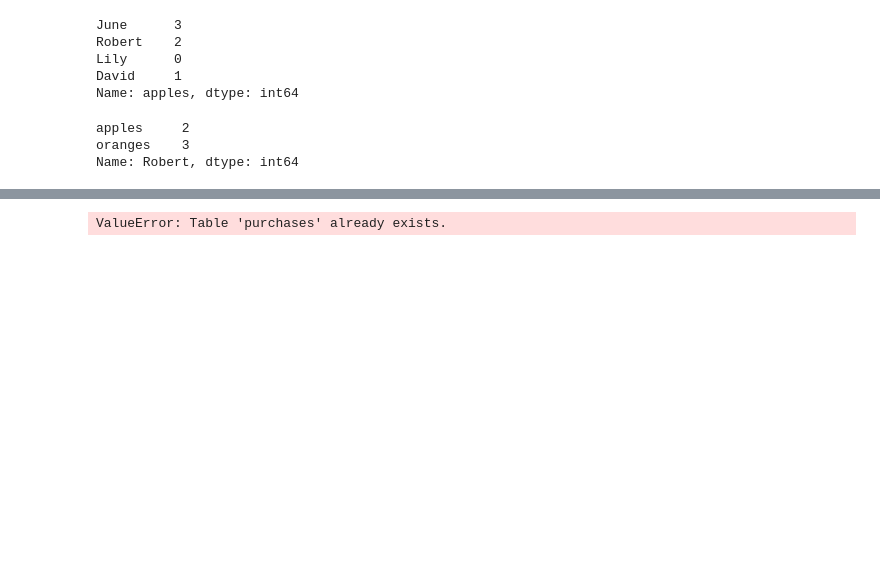
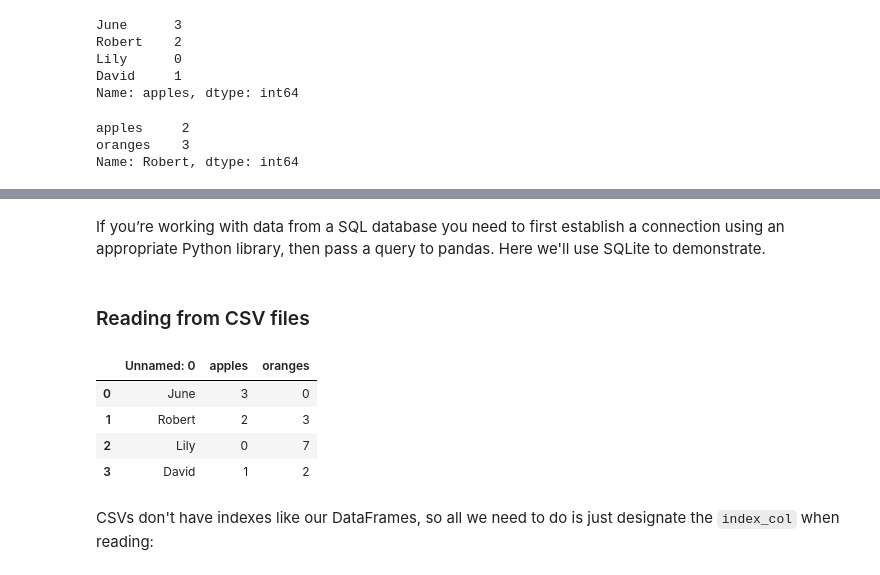
Before and after one commit to fmmb/2020-Aula-Estruturas-Dados, a Jupyter notebook: pandas-fundamentals.ipynb, the cells around one changed output, grey strips where cells are left out. Saved outputs shown, nothing was run; the diff lists cells and outputs as text; code cells hidden in the pictures; blank space fills up the shorter version.

```diff
--- a/pandas-fundamentals.ipynb
+++ b/pandas-fundamentals.ipynb
@@ -142,6 +144,19 @@ purchases.to_json('data/purchases.json')
+# %% [markdown]
+If you’re working with data from a SQL database you need to first establish a connection using an appropriate Python library, then pass a query to pandas. Here we'll use SQLite to demonstrate.
 # %%
 import sqlite3
-con = sqlite3.connect("data/purchases.sqlite3")
+con = sqlite3.connect("dados/purchases.sqlite3")
 purchases.to_sql('purchases', con)
-# %% [output]
-ValueError: Table 'purchases' already exists.
+# %% [markdown]
+### Reading from CSV files
+# %%
+df = pd.read_csv('dados/purchases.csv')
+df
+# %% [output]
+|  | Unnamed: 0 | apples | oranges |
+| 0 | June | 3 | 0 |
+| 1 | Robert | 2 | 3 |
+| 2 | Lily | 0 | 7 |
+| 3 | David | 1 | 2 |
+# %% [markdown]
+CSVs don't have indexes like our DataFrames, so all we need to do is just designate the `index_col` when reading:
```
Also changed, not shown: parts of 11 cells of this notebook, 2 other files.
